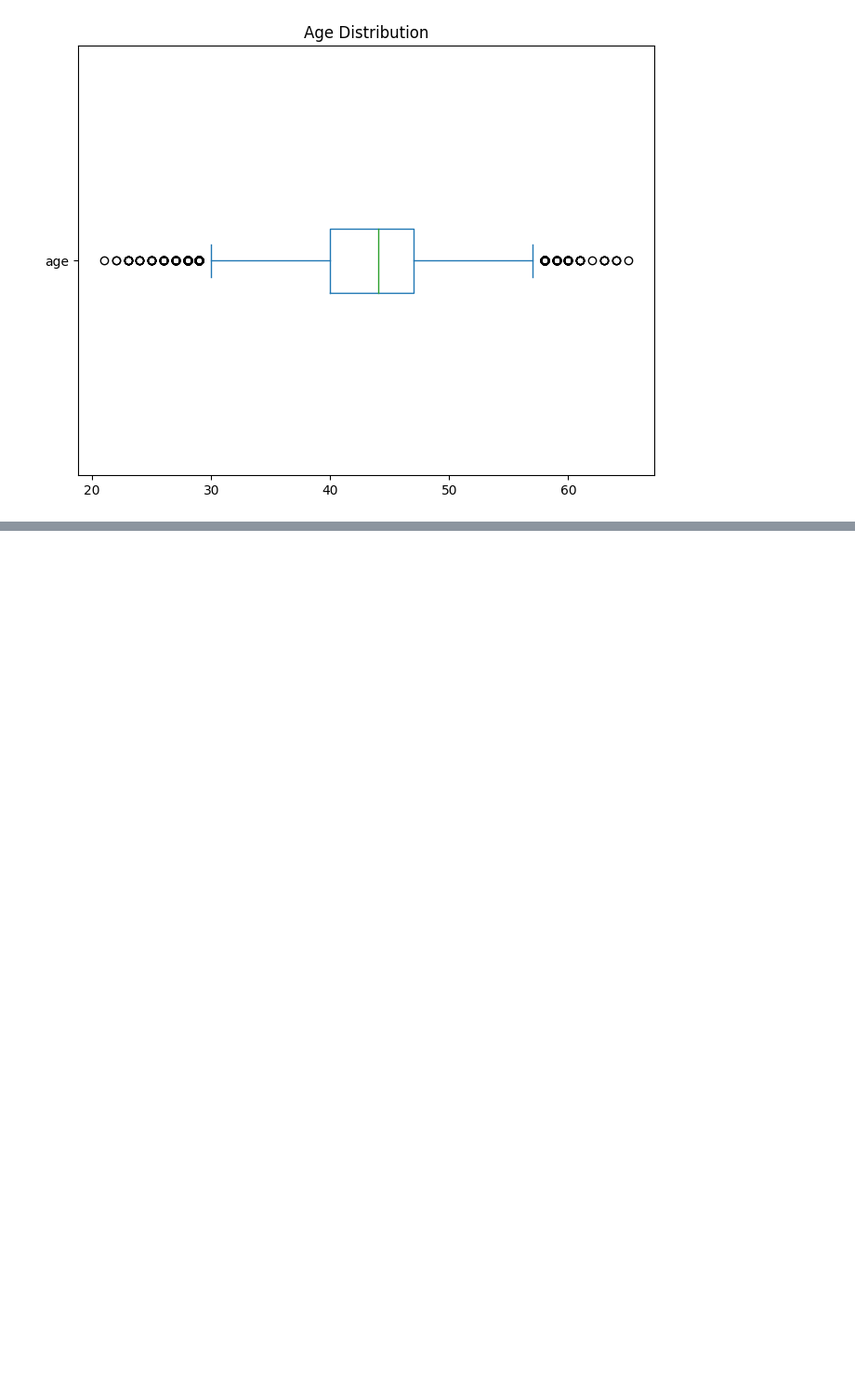
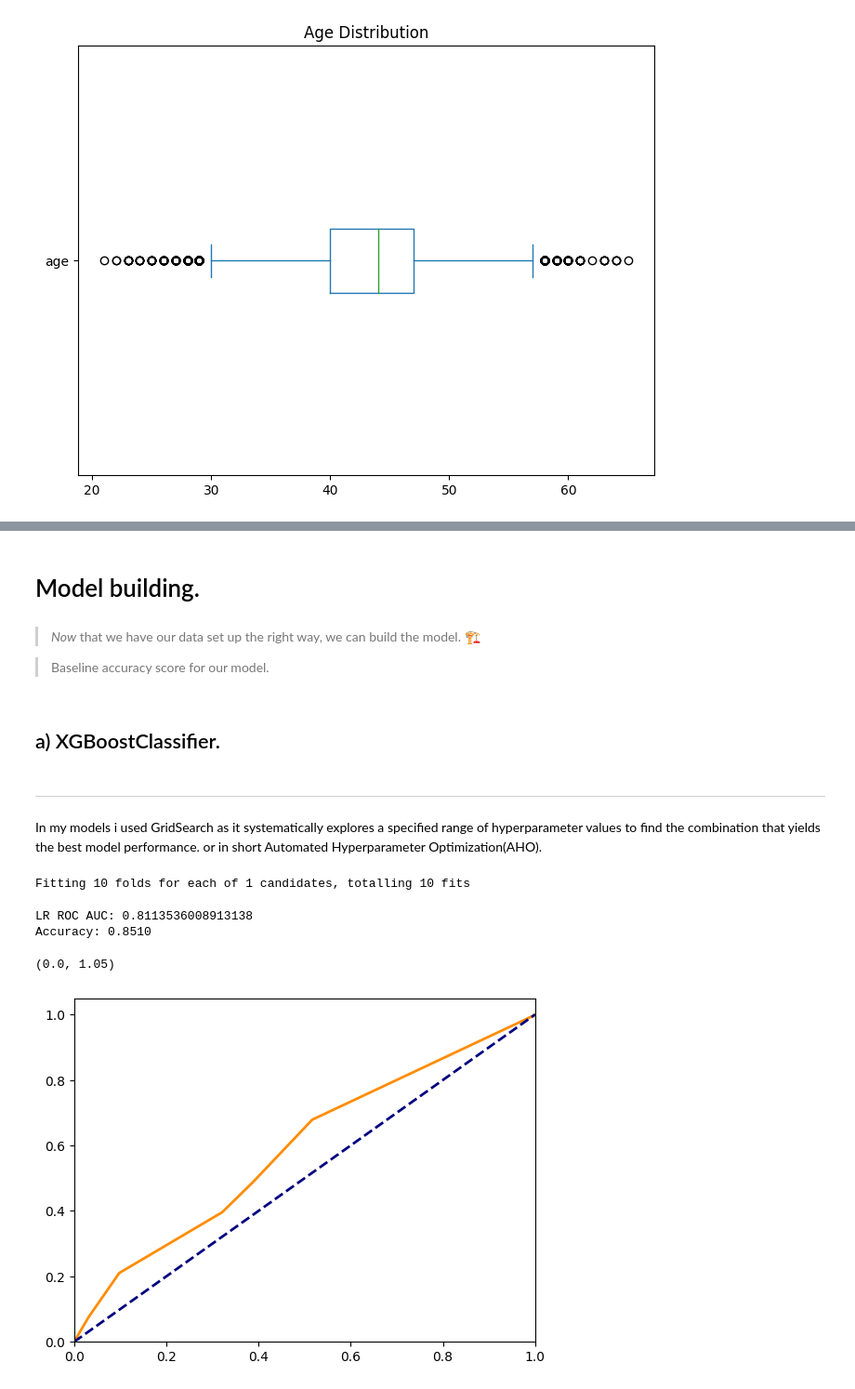
Before and after one commit to RonChits/Default-Probability, a Jupyter notebook: Default_Probability.ipynb, the cells around one changed output, grey strips where cells are left out. Shown at 93% size. Saved outputs shown, nothing was run; the diff lists cells and outputs as text; code cells hidden in the pictures; blank space fills up the shorter version.

```diff
--- a/Default_Probability.ipynb
+++ b/Default_Probability.ipynb
@@ -844,0 +1052,4 @@ plt.show()
+# %%
+over_sampler = RandomOverSampler(random_state=42)
+X_train_over, y_train_over = over_sampler.fit_resample(X_train, y_train)
+print("X_train_over shape:", X_train_over.shape)
@@ -844,0 +1155,62 @@ plt.show()
+# %% [markdown]
+# Model building.
+# %% [markdown]
+>*Now* that we have our data set up the right way, we can build the model. 🏗
+
+>Baseline accuracy score for our model.
+# %% [markdown]
+## a) XGBoostClassifier.
+# %% [markdown]
+
+
+---
+
+In my models i used GridSearch as it systematically explores a specified range of hyperparameter values to find the combination that yields the best model performance. or in short Automated Hyperparameter Optimization(AHO).
+# %%
+import os
+os.environ["XLA_FLAGS"] = "--xla_cpu_multi_thread_eigen=false intra_op_parallelism_threads=1"
+# oversampled data model.
+pipe = Pipeline([
+    ('scaling', FunctionTransformer(lambda x:x)),
+    ('xgboost', XGBClassifier(objective= 'binary:logistic'))
+])
+
+parameters = {'xgboost__max_depth': [70],
+              'xgboost__n_estimators' : [100],
+              'xgboost__learning_rate' : [0.09],
+              'xgboost__tree_method': ['hist'],
+              'xgboost__min_child_weight': [1],
+              'xgboost__gamma': [0.5],
+              'xgboost__subsample': [0.8],
+              'xgboost__colsample_bytree': [0.8],
+              'xgboost__scale_pos_weight': [1]
+              }
+
+
+gs = GridSearchCV(pipe, parameters, cv=10, scoring='roc_auc', n_jobs=-1, verbose=10)
+
+gs.fit(X_train_scaled_over, y_train_over)
+
+best_model = gs.best_estimator_
+y_test_proba = best_model.predict_proba(X_test_scaled)
+y_pred = best_model.predict(X_test_scaled)
+accuracy = accuracy_score(y_test, y_pred)
+print('LR ROC AUC:', roc_auc_score(y_test, y_test_proba[:, 1]))
+print(f"Accuracy: {accuracy:.4f}")
+# %% [output]
+Fitting 10 folds for each of 1 candidates, totalling 10 fits
+LR ROC AUC: 0.8113536008913138
+Accuracy: 0.8510
+# %%
+y_pred_proba = best_model.predict_proba(X_test)[:, 1]  # Probabilities of class 1
+fpr, tpr, thresholds = roc_curve(y_test, y_pred_proba)
+roc_auc = auc(fpr, tpr)
+
+plt.figure()
+plt.plot(fpr, tpr, color='darkorange', lw=2, label='ROC curve (area = %0.2f)' % roc_auc)
+plt.plot([0, 1], [0, 1], color='navy', lw=2, linestyle='--')
+plt.xlim([0.0, 1.0])
+plt.ylim([0.0, 1.05])
+# %% [output]
+(0.0, 1.05)
+[figure, added]
```
Also changed, not shown: parts of 74 cells of this notebook.
